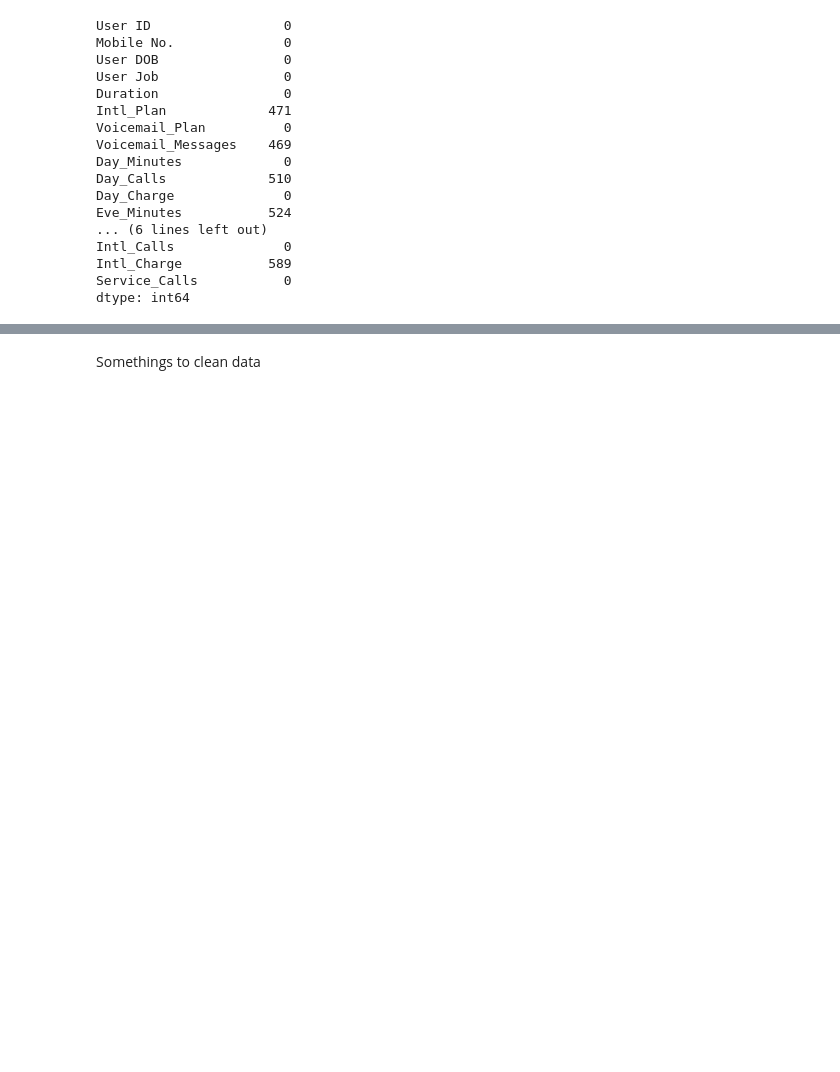
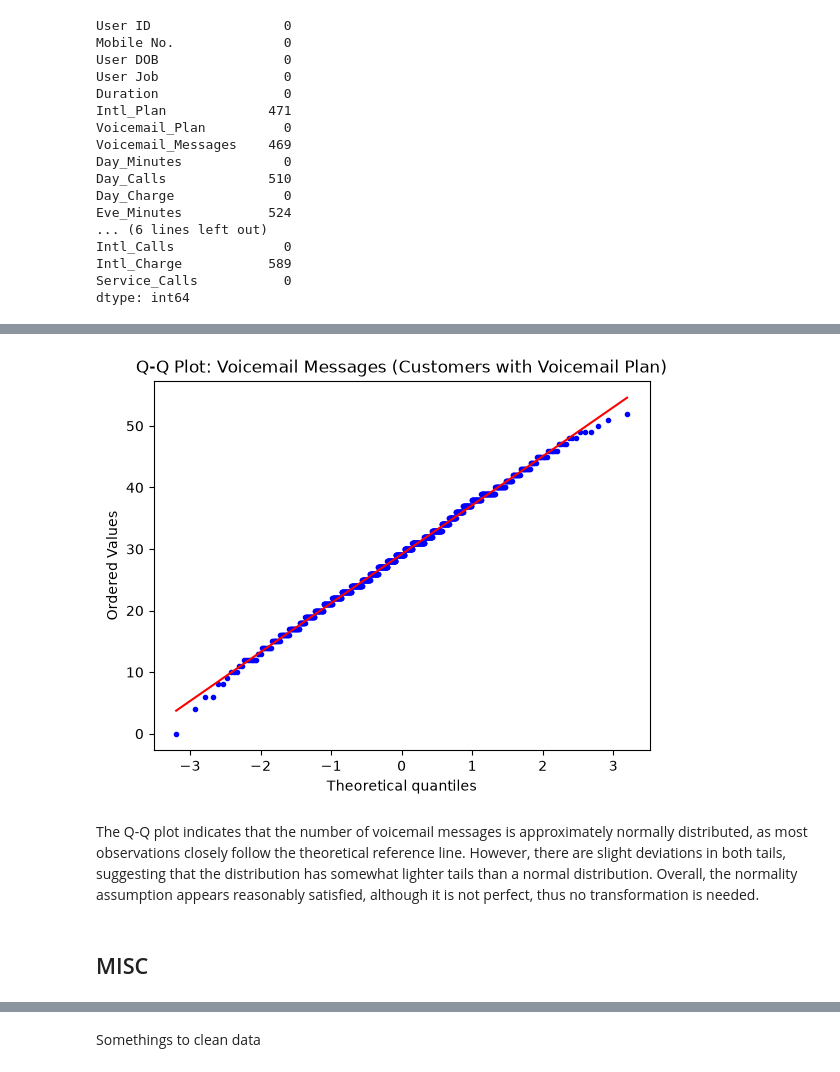
Before and after one commit to Jonathan-Le-Roux/Telecom-Customer--Attrition-Classification, a Jupyter notebook: src/analysis.ipynb, the cells around one changed output, grey strips where cells are left out. Saved outputs shown, nothing was run; the diff lists cells and outputs as text; code cells hidden in the pictures; blank space fills up the shorter version.

```diff
--- a/src/analysis.ipynb
+++ b/src/analysis.ipynb
@@ -62,2 +106,16 @@ dtype: int64
+# %%
+data = X.loc[X['Voicemail_Plan'] == 'yes', 'Voicemail_Messages'].dropna()
+
+fig, ax = plt.subplots()
+
+stats.probplot(data, dist='norm', plot=ax)
+ax.get_lines()[0].set_markersize(3)
+ax.set_title('Q-Q Plot: Voicemail Messages (Customers with Voicemail Plan)');
+# %% [output]
+[figure, added]
+# %% [markdown]
+The Q-Q plot indicates that the number of voicemail messages is approximately normally distributed, as most observations closely follow the theoretical reference line. However, there are slight deviations in both tails, suggesting that the distribution has somewhat lighter tails than a normal distribution. Overall, the normality assumption appears reasonably satisfied, although it is not perfect, thus no transformation is needed.
+# %% [markdown]
+## MISC
 # %% [markdown]
 Areas of Note:
```
Also changed, not shown: parts of 15 cells of this notebook.
